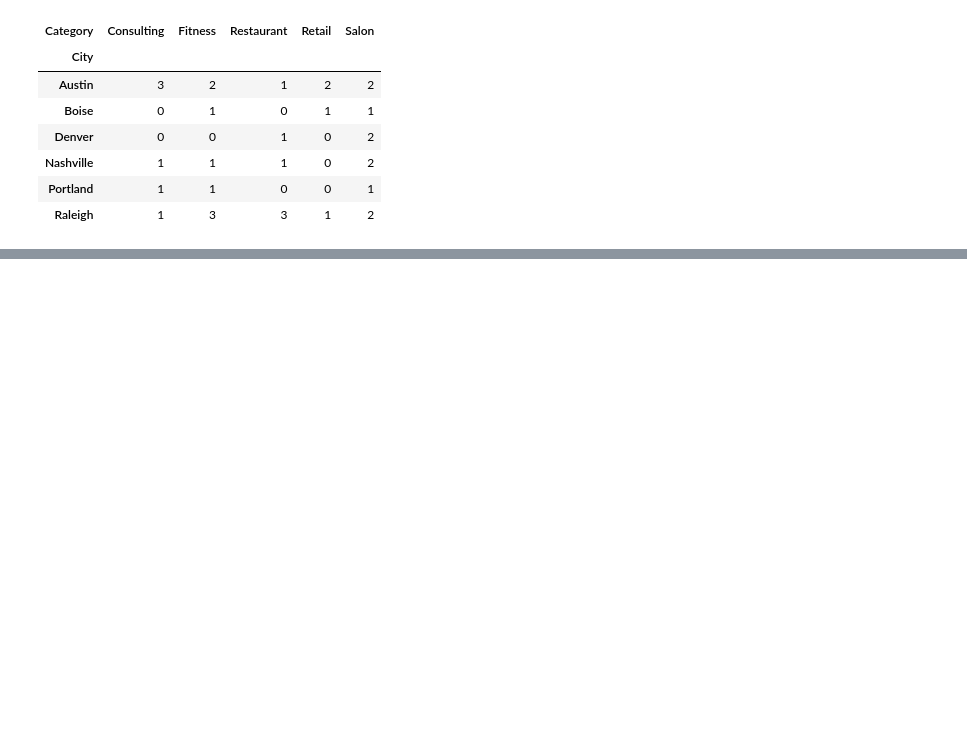
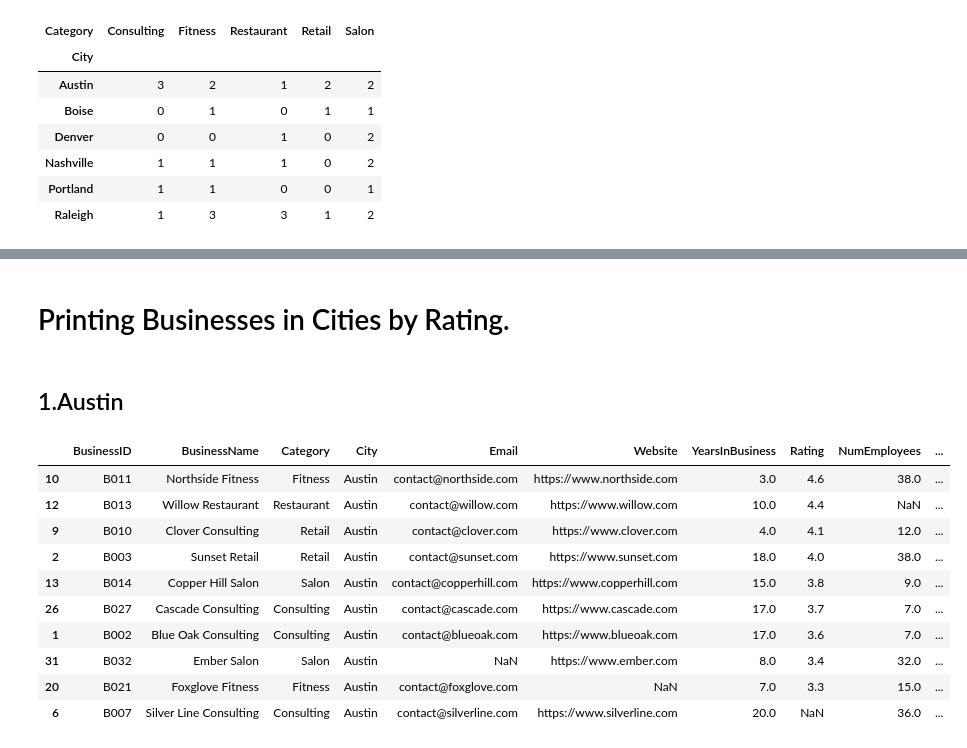
Before and after one commit to JunayedMh/pandas_prac, a Jupyter notebook: Aug_20/cleaning.ipynb, the cells around one changed output, grey strips where cells are left out. Saved outputs shown, nothing was run; the diff lists cells and outputs as text; code cells hidden in the pictures; blank space fills up the shorter version.

```diff
--- a/Aug_20/cleaning.ipynb
+++ b/Aug_20/cleaning.ipynb
@@ -411,0 +449,18 @@ pd.crosstab(df["City"], df["Category"])
+# %% [markdown]
+# Printing Businesses in Cities by Rating.
+# %% [markdown]
+## 1.Austin
+# %%
+df[df["City"] == "Austin"].sort_values(by="Rating", ascending=False)
+# %% [output]
+|  | BusinessID | BusinessName | Category | City | Email | Website | YearsInBusiness | Rating | NumEmployees | ... |
+| 10 | B011 | Northside Fitness | Fitness | Austin | contact@northside.com | https://www.northside.com | 3.0 | 4.6 | 38.0 | ... |
+| 12 | B013 | Willow Restaurant | Restaurant | Austin | contact@willow.com | https://www.willow.com | 10.0 | 4.4 | NaN | ... |
+| 9 | B010 | Clover Consulting | Retail | Austin | contact@clover.com | https://www.clover.com | 4.0 | 4.1 | 12.0 | ... |
+| 2 | B003 | Sunset Retail | Retail | Austin | contact@sunset.com | https://www.sunset.com | 18.0 | 4.0 | 38.0 | ... |
+| 13 | B014 | Copper Hill Salon | Salon | Austin | contact@copperhill.com | https://www.copperhill.com | 15.0 | 3.8 | 9.0 | ... |
+| 26 | B027 | Cascade Consulting | Consulting | Austin | contact@cascade.com | https://www.cascade.com | 17.0 | 3.7 | 7.0 | ... |
+| 1 | B002 | Blue Oak Consulting | Consulting | Austin | contact@blueoak.com | https://www.blueoak.com | 17.0 | 3.6 | 7.0 | ... |
+| 31 | B032 | Ember Salon | Salon | Austin | NaN | https://www.ember.com | 8.0 | 3.4 | 32.0 | ... |
+| 20 | B021 | Foxglove Fitness | Fitness | Austin | contact@foxglove.com | NaN | 7.0 | 3.3 | 15.0 | ... |
+| 6 | B007 | Silver Line Consulting | Consulting | Austin | contact@silverline.com | https://www.silverline.com | 20.0 | NaN | 36.0 | ... |
```
Also changed, not shown: parts of 18 cells of this notebook.
